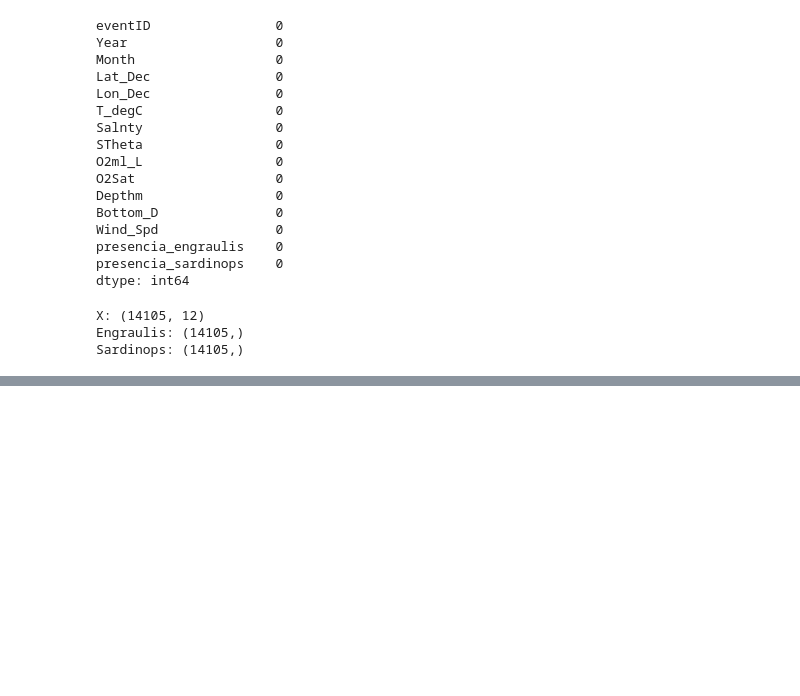
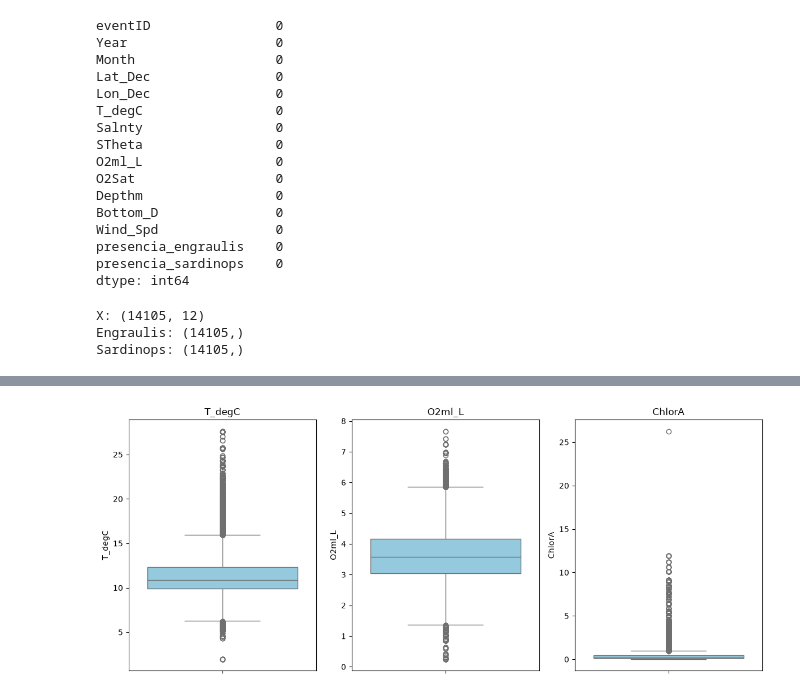
Before and after one commit to 4GeeksAcademy/proyecto-final-data-science--ECS, a Jupyter notebook: notebooks/final/proyecto_final.ipynb, the cells around one changed output, grey strips where cells are left out. Cells and saved outputs as stored; diff of their text form; code cells hidden in the pictures; blank space fills up the shorter version.

```diff
--- a/notebooks/final/proyecto_final.ipynb
+++ b/notebooks/final/proyecto_final.ipynb
@@ -1677,0 +1836,16 @@ dataset_ml.to_csv(
+# %%
+# 3. Graficar Boxplots
+fig, axes = plt.subplots(
+    nrows=1, ncols=len(vars_analizar), figsize=(4 * len(vars_analizar), 5)
+)
+if len(vars_analizar) == 1:
+    axes = [axes]
+
+for ax, col in zip(axes, vars_analizar):
+    sns.boxplot(y=dataset_final[col], ax=ax, color='skyblue')
+    ax.set_title(col)
+
+plt.tight_layout()
+plt.show()
+# %% [output]
+[figure, added]
```
Also changed, not shown: parts of 10 cells of this notebook, 4 other files.
